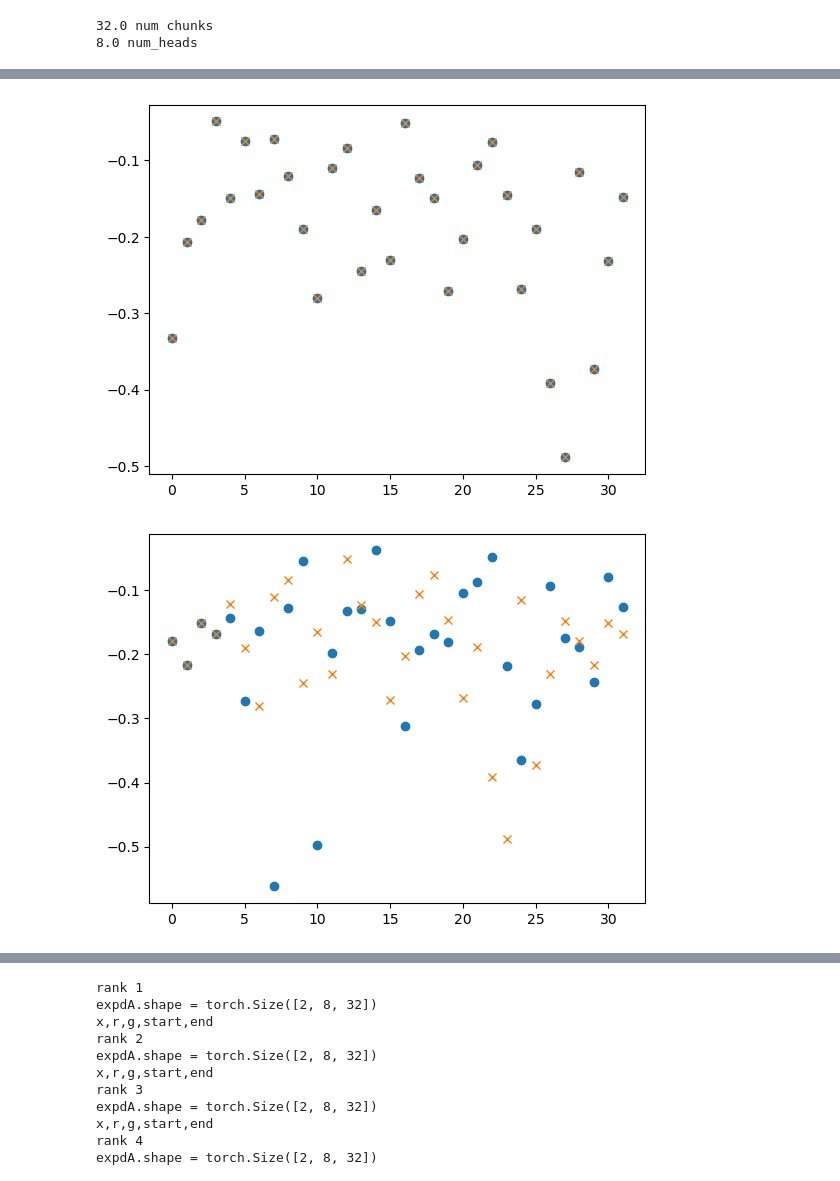
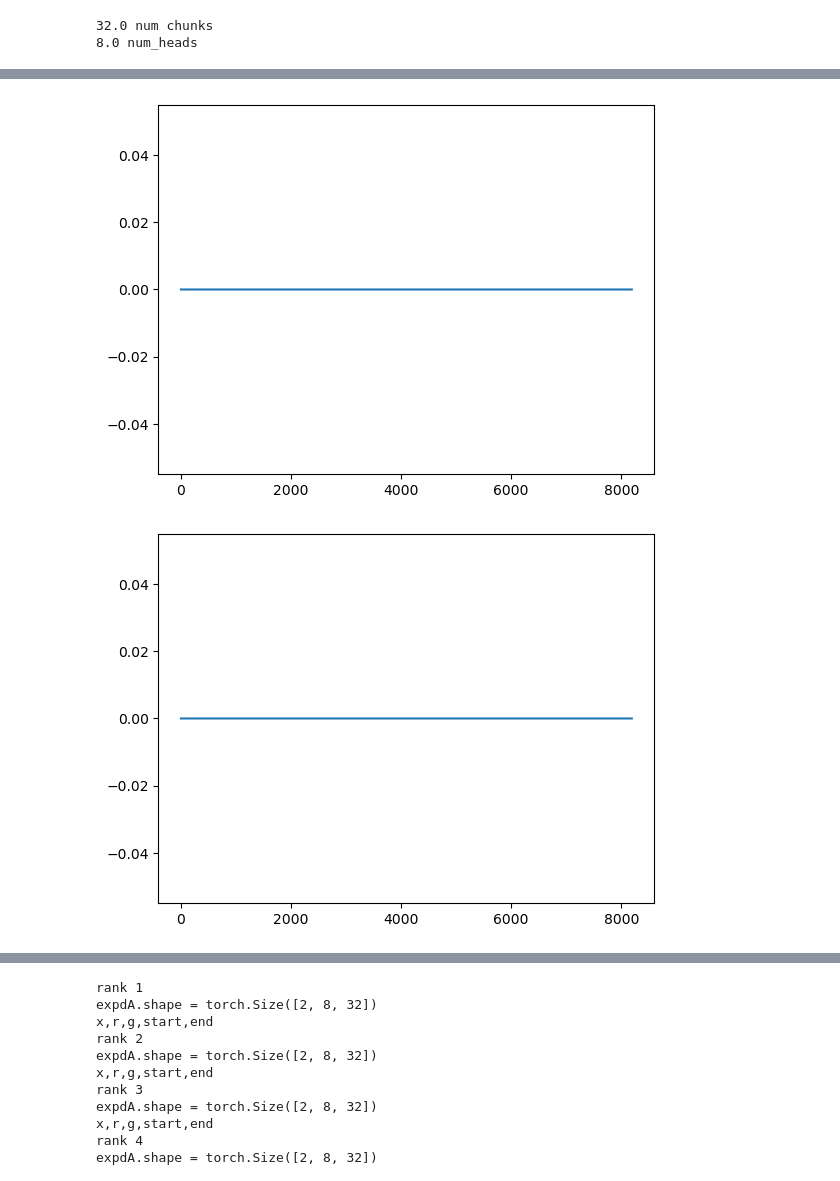
Before and after one commit to state-spaces/mamba, a Jupyter notebook: tests.ipynb, the cells around one changed output, grey strips where cells are left out. Drawn from its saved outputs; the diff is of its cells as text; code cells hidden in the pictures.

```diff
--- a/tests.ipynb
+++ b/tests.ipynb
@@ -48,17 +38,17 @@ import os
 import torch
 dist_dir = 'par_save'
 ser_dir = 'ser_save'
-files = ['dA_cumsum','passed_states', 'states','dA_cumsum_prev']
+files = ['input','dt','dA_cumsum','passed_states', 'states','dA_cumsum_prev']
 dist_dict = {}
 num_gpus=8
 dir = dist_dir
 for file in files:
-    dist_dict[file] = torch.cat([torch.load(os.path.join(dir, f"{file}_{gpu}.pt")).cpu() for gpu in range(num_gpus)], dim=1)
+    dist_dict[file] = torch.cat([torch.load(os.path.join(dir, f"{file}_{gpu}.pt")).detach().cpu() for gpu in range(num_gpus)], dim=1)
 num_gpus=1
 dir = ser_dir
 ser_dict = {}
 for file in files:
-    ser_dict[file] = torch.cat([torch.load(os.path.join(dir, f"{file}_{gpu}.pt")).cpu() for gpu in range(num_gpus)], dim=1)
+    ser_dict[file] = torch.cat([torch.load(os.path.join(dir, f"{file}_{gpu}.pt")).detach().cpu() for gpu in range(num_gpus)], dim=1)
 # %%
 for k,v in ser_dict.items():
     print(k,v.shape)
@@ -79,3 +73,7 @@ print(256*2/64, 'num_heads')
 # %% [output]
 32.0 num chunks
 8.0 num_heads
+# %%
+for i in range(8):
+    #plt.figure()
+    plt.plot(ser_dict['input'][i,:,0]-dist_dict['input'][i,:,0])
@@ -82,13 +104,12 @@ print(256*2/64, 'num_heads')
 # %%
 for i in range(2):
     plt.figure()
     #plt.plot(ser_dict['dA_cumsum'].sum(dim=(2,3))[i,:], 'o')
     #plt.plot(dist_dict['dA_cumsum'].sum(dim=(2,3))[i,:],'x')
-    plt.plot(ser_dict['dA_cumsum'][i,:,0,0], 'o')
-    plt.plot(dist_dict['dA_cumsum'][i,:,0,0],'x')
+    plt.plot(ser_dict['dt'][i,:,0]-dist_dict['dt'][i,:,0])
 # %% [output]
-[figure, old version]
+[figure, new version]
-[figure, old version]
+[figure, new version]
 # %%
 for i in range(2):
     plt.figure()
```
Also changed, not shown: parts of 49 cells of this notebook, 2 other files.
